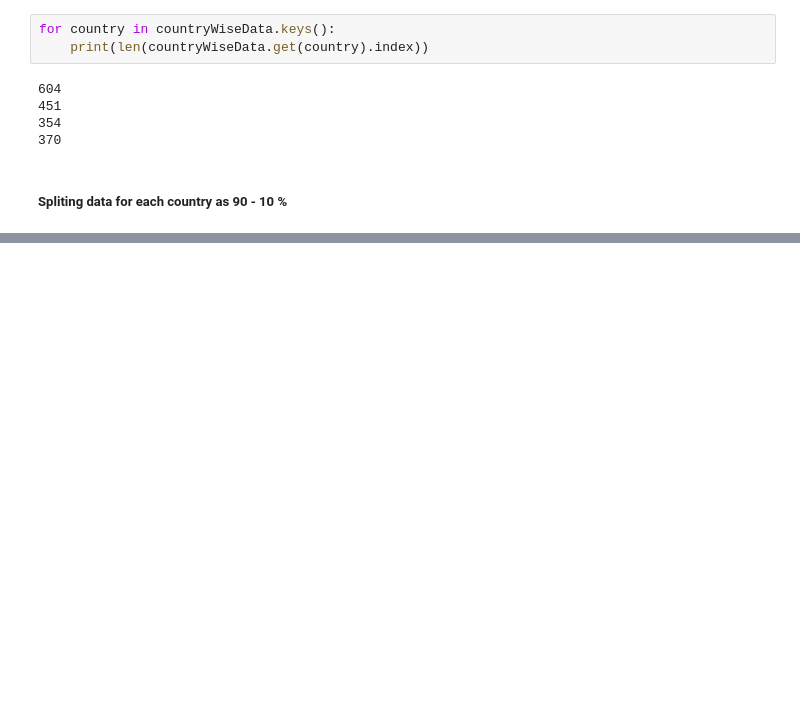
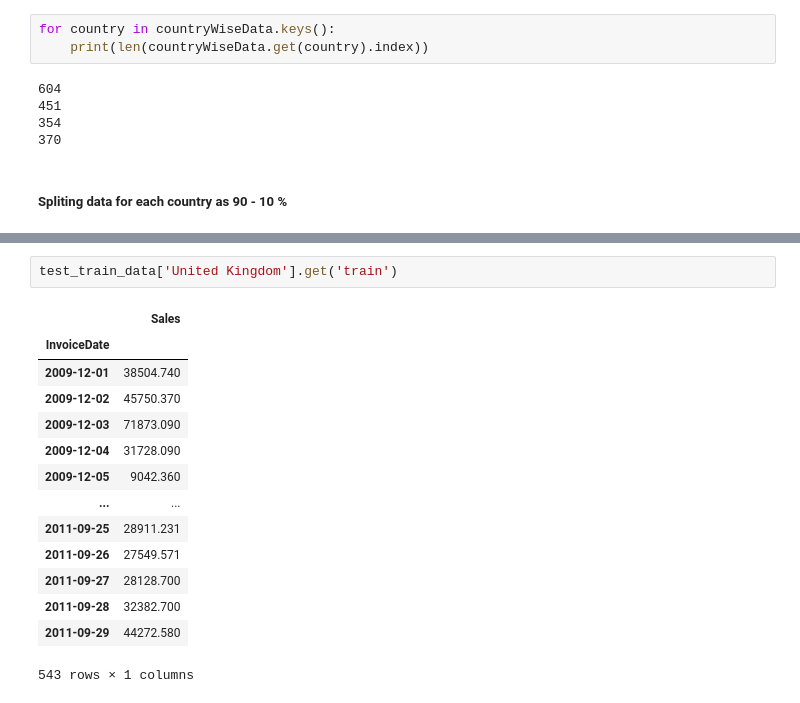
Before and after one commit to AnujBelgaonkar/Customer-Data-Analysis, a Jupyter notebook: src/sales_forcasting.ipynb, the cells around one changed output, grey strips where cells are left out. Cells and saved outputs as stored; diff of their text form; blank space fills up the shorter version.

```diff
--- a/src/sales_forcasting.ipynb
+++ b/src/sales_forcasting.ipynb
@@ -147,0 +176,17 @@ def test_train_split():
+# %%
+test_train_data['United Kingdom'].get('train')
+# %% [output]
+|  | Sales |
+| InvoiceDate |  |
+| 2009-12-01 | 38504.740 |
+| 2009-12-02 | 45750.370 |
+| 2009-12-03 | 71873.090 |
+| 2009-12-04 | 31728.090 |
+| 2009-12-05 | 9042.360 |
+| ... | ... |
+| 2011-09-25 | 28911.231 |
+| 2011-09-26 | 27549.571 |
+| 2011-09-27 | 28128.700 |
+| 2011-09-28 | 32382.700 |
+| 2011-09-29 | 44272.580 |
+543 rows × 1 columns
```
Also changed, not shown: parts of 5 cells of this notebook.
